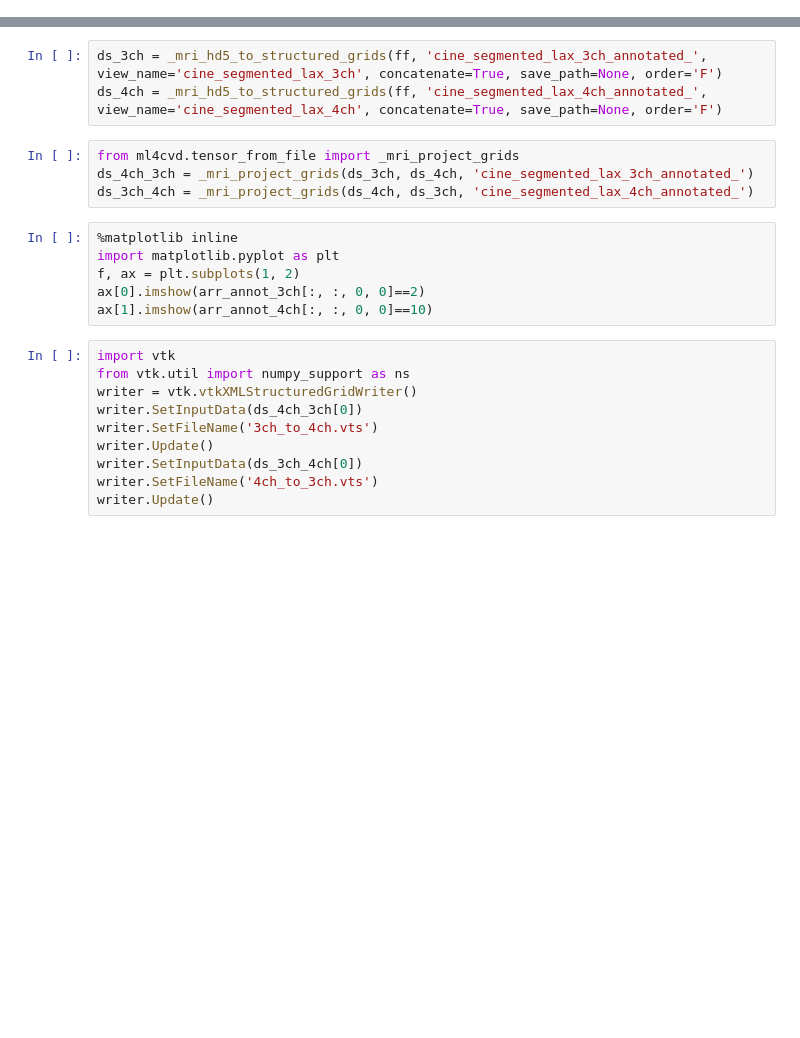
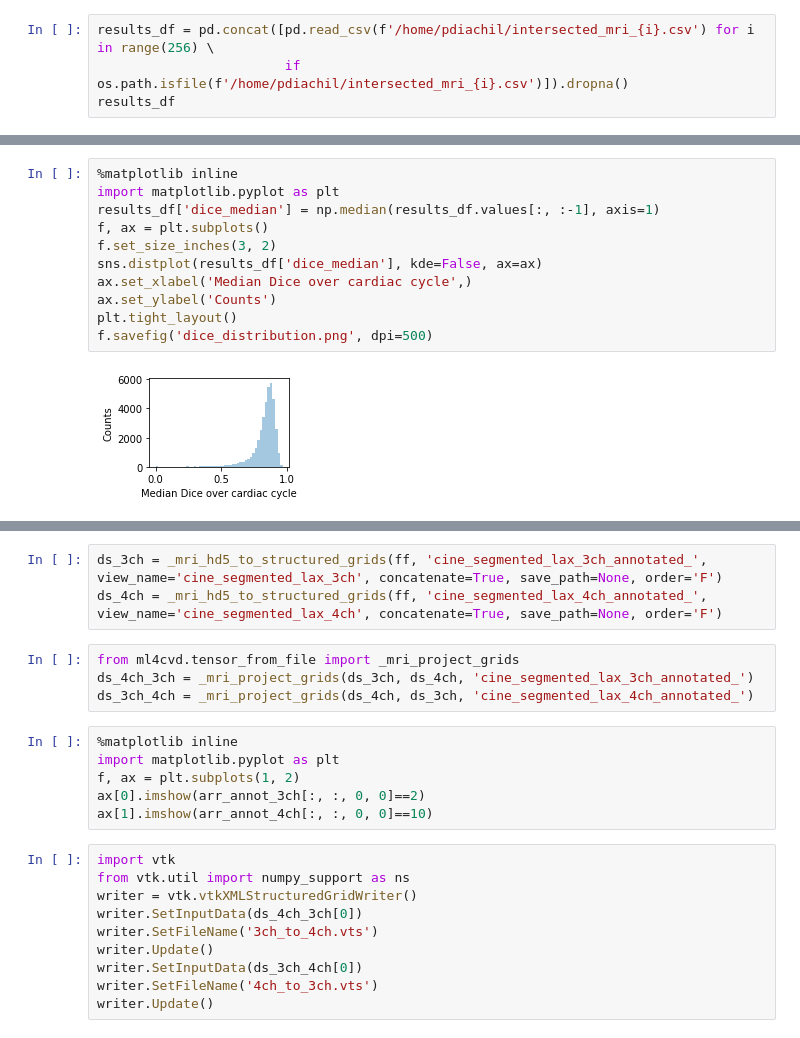
Before and after one commit to broadinstitute/ml4h, a Jupyter notebook: notebooks/mri/mri_atria.ipynb, the cells around one changed output, grey strips where cells are left out. Cells and saved outputs as stored; diff of their text form; blank space fills up the shorter version.

```diff
--- a/notebooks/mri/mri_atria.ipynb
+++ b/notebooks/mri/mri_atria.ipynb
@@ -44,0 +49,4 @@ results_df
+# %%
+results_df = pd.concat([pd.read_csv(f'/home/pdiachil/intersected_mri_{i}.csv') for i in range(256) \
+                        if os.path.isfile(f'/home/pdiachil/intersected_mri_{i}.csv')]).dropna()
+results_df
@@ -44,0 +67,13 @@ results_df
+# %%
+%matplotlib inline
+import matplotlib.pyplot as plt
+results_df['dice_median'] = np.median(results_df.values[:, :-1], axis=1)
+f, ax = plt.subplots()
+f.set_size_inches(3, 2)
+sns.distplot(results_df['dice_median'], kde=False, ax=ax)
+ax.set_xlabel('Median Dice over cardiac cycle',)
+ax.set_ylabel('Counts')
+plt.tight_layout()
+f.savefig('dice_distribution.png', dpi=500)
+# %% [output]
+[figure, added]
```
Also changed, not shown: parts of 25 cells of this notebook, 2 other files.
